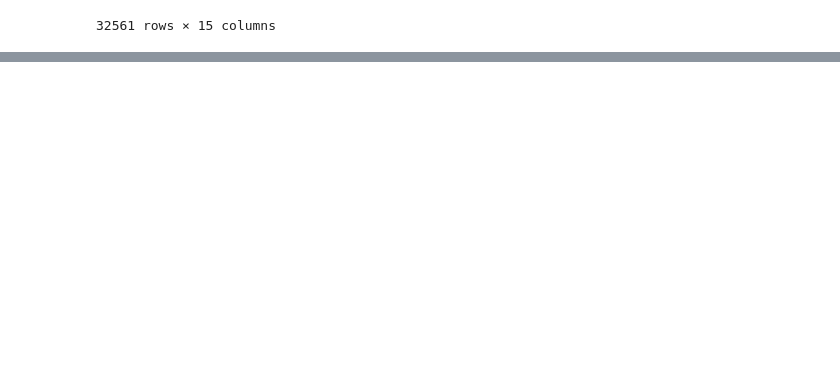
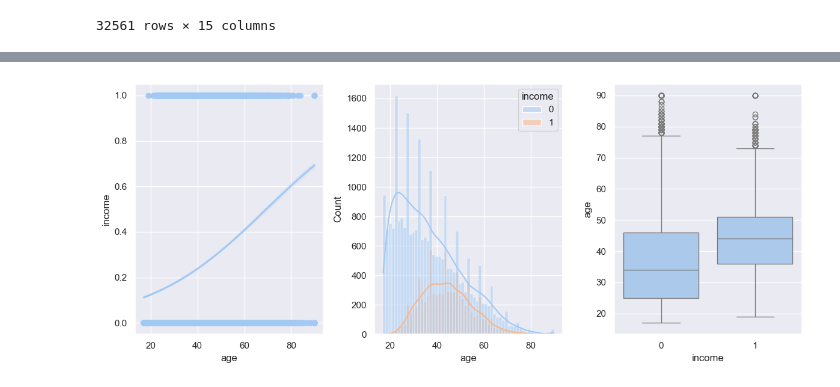
Before and after one commit to zidanqrs/IBM-Machine-Learning-Course, a Jupyter notebook: 3-Supervised-Machine-Learning-Classification/syntax.ipynb, the cells around one changed output, grey strips where cells are left out. Cells and saved outputs as stored; diff of their text form; code cells hidden in the pictures; blank space fills up the shorter version.

```diff
--- a/3-Supervised-Machine-Learning-Classification/syntax.ipynb
+++ b/3-Supervised-Machine-Learning-Classification/syntax.ipynb
@@ -8,7 +8,7 @@ import pandas as pd
 import seaborn as sns
 import matplotlib.pyplot as plt
 
-sns.set_style('white')
+sns.set_theme(palette="pastel")
 
 pd.set_option('display.max_columns', 500)
 pd.set_option('display.width', 1000)
@@ -33,3 +33,6 @@ data
 | 32559 | 22 | Private | 201490 | HS-grad | 9 | Never-married | Adm-clerical | Own-child | ... |
 | 32560 | 52 | Self-emp-inc | 287927 | HS-grad | 9 | Married-civ-spouse | Exec-managerial | Wife | ... |
 32561 rows × 15 columns
+# %%
+data['income'] = pd.Series([x.strip() for x in data['income']])
+data
@@ -55,0 +153,17 @@ memory usage: 3.7+ MB
+# %%
+data1 = data.copy()
+# %%
+from sklearn.preprocessing import LabelEncoder
+
+le = LabelEncoder()
+
+data1.workclass = le.fit_transform(data1.workclass)
+data1['marital-status'] = le.fit_transform(data1['marital-status'])
+data1['occupation'] = le.fit_transform(data1['occupation'])
+data1['relationship'] = le.fit_transform(data1['relationship'])
+data1['race'] = le.fit_transform(data1['race'])
+data1['sex'] = le.fit_transform(data1['sex'])
+data1['native-country'] = le.fit_transform(data1['native-country'])
+data1['income'] = le.fit_transform(data1['income'])
+
+data1
@@ -55,0 +184,12 @@ memory usage: 3.7+ MB
+# %%
+fig, axes = plt.subplots(1,3, figsize=(12,5))
+
+sns.regplot(y=data1['income'],
+            x=data1['age'],
+            logistic=True, ax=axes[0])
+sns.histplot(data=data1, x='age', hue='income',kde=True, ax= axes[1])
+sns.boxplot(data=data1, x='income', y='age', ax=axes[2])
+
+plt.tight_layout()
+# %% [output]
+[figure, added]
```
Also changed, not shown: parts of 31 cells of this notebook.
